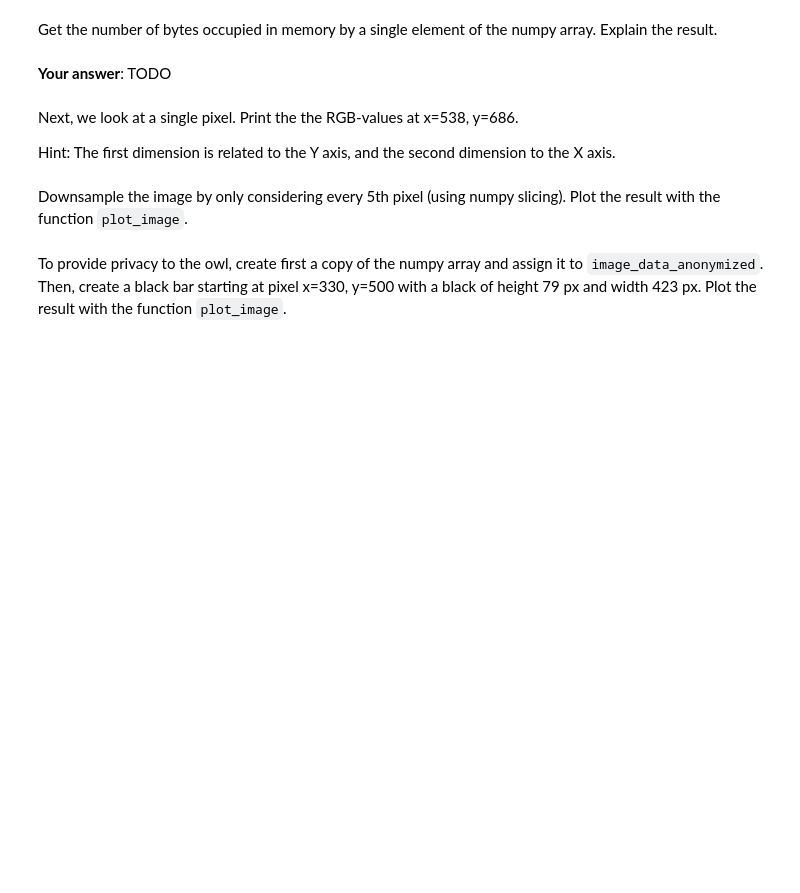
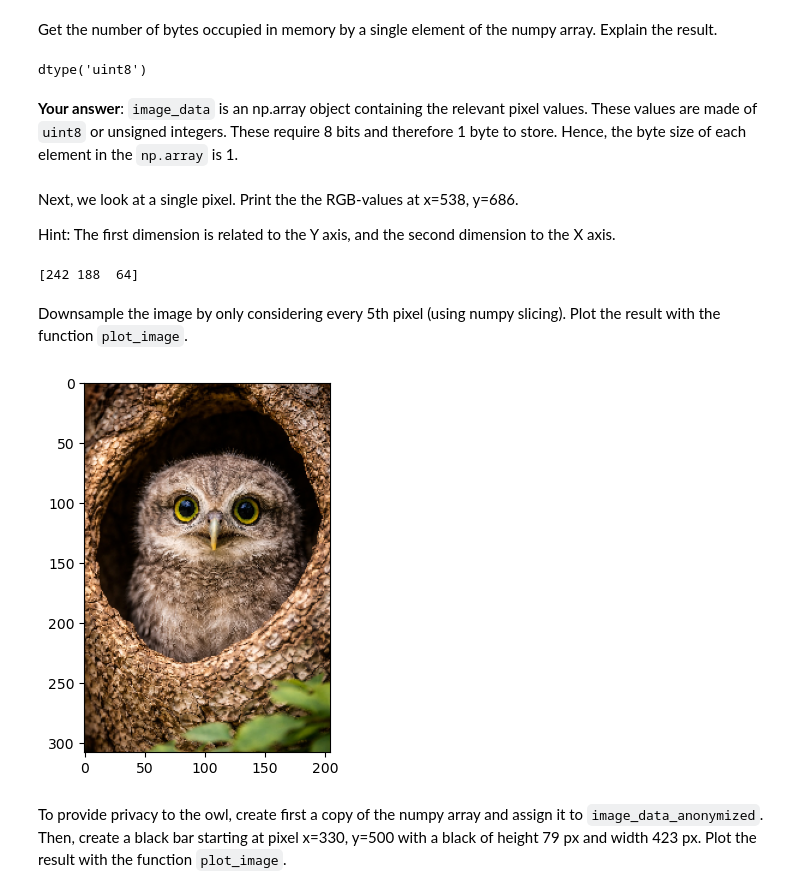
Before and after one commit to aoiram/2526-unibe-advanced-python, a Jupyter notebook: assignments/Assignment03.ipynb, the cells around one changed output. Drawn from its saved outputs; the diff is of its cells as text; code cells hidden in the pictures; blank space fills up the shorter version.

Commit message:
updating ssignment/Assignment03.ipynb with answers till ex4

```diff
--- a/assignments/Assignment03.ipynb
+++ b/assignments/Assignment03.ipynb
@@ -102,19 +131,28 @@ plot_image(image_data)
 # %% [markdown]
 Get the number of bytes occupied in memory by a single element of the numpy array. Explain the result.
 # %%
-# TODO
+print(image_data.itemsize)
+print(image_data.dtype)
+# %% [output]
+dtype('uint8')
 # %% [markdown]
-**Your answer**: TODO
+**Your answer**: `image_data` is an np.array object containing the relevant pixel values. These values are made of `uint8` or unsigned integers. These require 8 bits and therefore 1 byte to store. Hence, the byte size of each element in the `np.array` is 1.
 # %% [markdown]
 Next, we look at a single pixel. Print the the RGB-values at x=538, y=686.
 
 Hint: The first dimension is related to the Y axis, and the second dimension to the X axis.
 # %%
-# TODO
+pixel_at_xy = image_data[686,538]
+print(pixel_at_xy)
+# %% [output]
+[242 188  64]
 # %% [markdown]
 Downsample the image by only considering every 5th pixel (using numpy slicing). Plot the result with the function `plot_image`.
 # %%
-# TODO
+downsampled = image_data[::5,::5]
+plot_image(downsampled)
+# %% [output]
+[figure, added]
 # %% [markdown]
 To provide privacy to the owl, create first a copy of the numpy array and assign it to `image_data_anonymized`. Then, create a black bar starting at pixel x=330, y=500 with a black of height 79 px and width 423 px. Plot the result with the function `plot_image`.
 # %%
```
Also changed, not shown: parts of 14 cells of this notebook.
